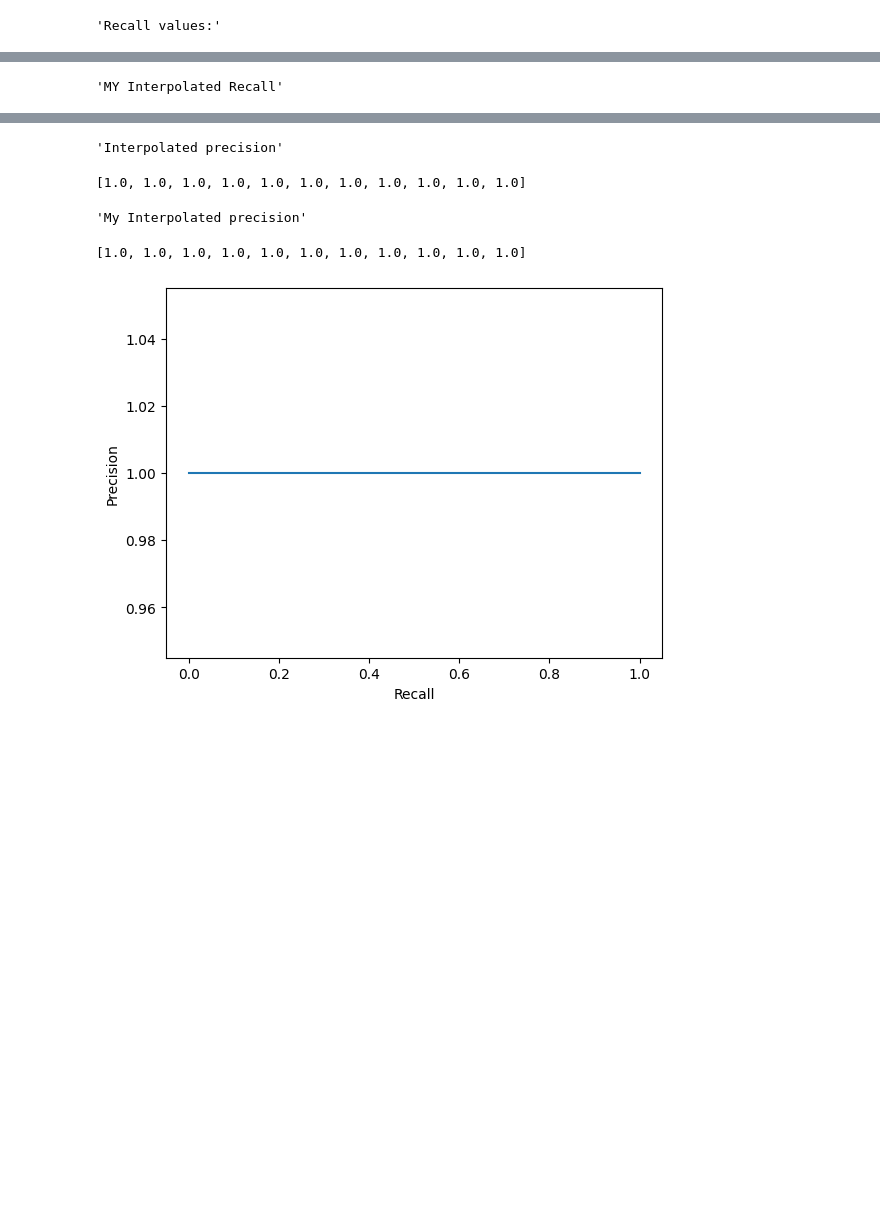
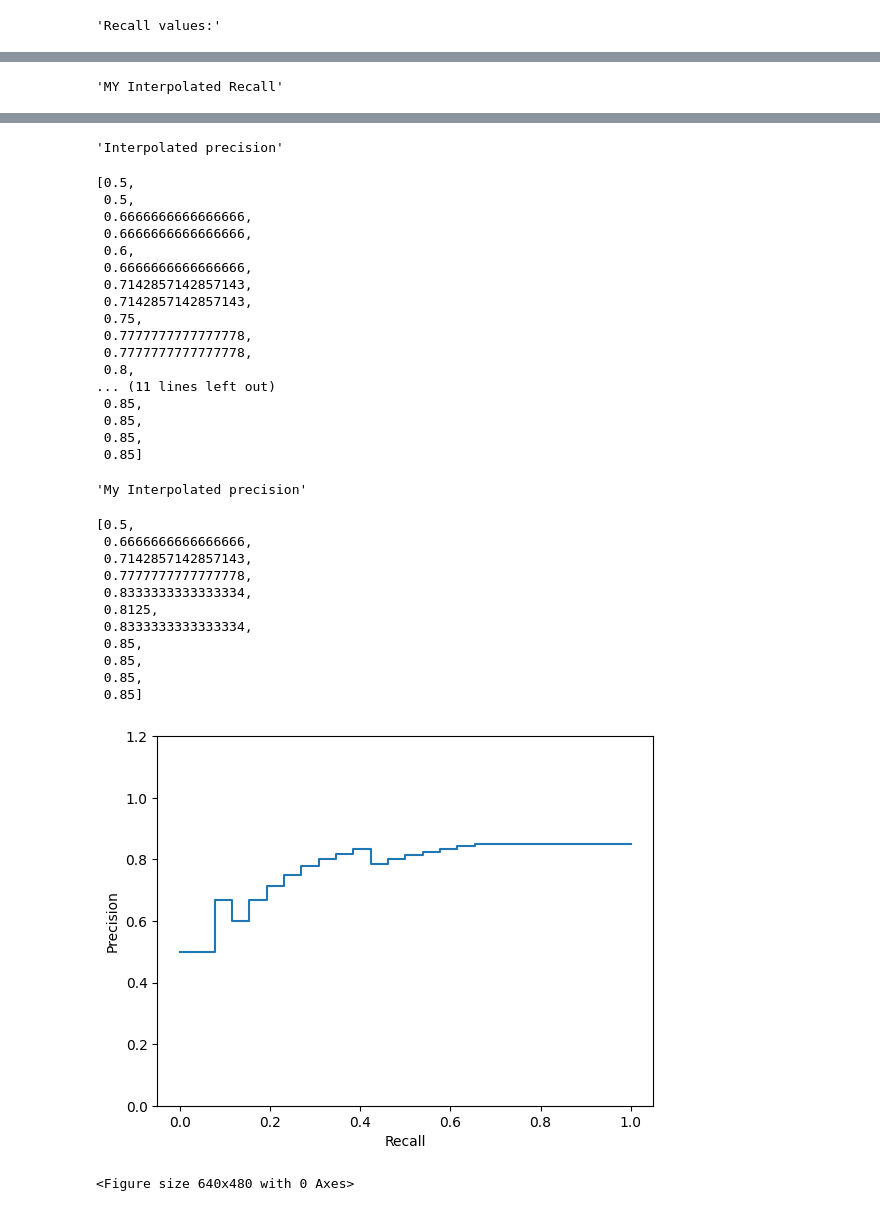
Before and after one commit to diogocosta876/PRI-DataMining, a Jupyter notebook: src/evaluation.ipynb, the cells around one changed output, grey strips where cells are left out. Cells and saved outputs as stored; diff of their text form; code cells hidden in the pictures; blank space fills up the shorter version.

```diff
--- a/src/evaluation.ipynb
+++ b/src/evaluation.ipynb
@@ -26,3 +1,29 @@ QRELS_FILE = Q2_QRELS_FILE
+# %%
+# SETUP
+import matplotlib.pyplot as plt
+from sklearn.metrics import PrecisionRecallDisplay
+import numpy as np
+import json
+import requests
+import pandas as pd
+
+Q1_QRELS_FILE = "../query_qrels_M3/query_1.txt"
+Q2_QRELS_FILE = "../query_qrels_M3/query_2.txt"
+Q3_QRELS_FILE = "../query_qrels_M3/query_3.txt"
+
+
+
+#System 1 and 2 (lucene)
+Q1 = "http://localhost:8983/solr/medicines/select?defType=lucene&indent=true&q.op=OR&q=(Antes_de_utilizar%3Aamamentar~3%20AND%20(Antes_de_utilizar%3A%22amamentação%20Não%22~4))%20OR%20(Antes_de_utilizar%3Agravidez%20AND%20(Antes_de_utilizar%3A%22grávida%20Não%22%5E2~4))&rows=100&useParams=&wt=json"
+Q2 = "http://localhost:8983/solr/medicines/select?defType=lucene&indent=true&q.op=OR&q=Substancia_Ativa_DCI%3ABioflavonóides%20%20AND%20(O_que_e_e_para_que_e_utilizado%3Aprotet*%20vascular%20OR%20O_que_e_e_para_que_e_utilizado%3A%20protege~1%20as%20veias)&rows=100&useParams=&wt=json"
+Q3 = "http://localhost:8983/solr/medicines/select?defType=lucene&indent=true&q.op=OR&q=O_que_e_e_para_que_e_utilizado%3A%22alivio%20dores%22~2%20AND%20Vias_de_Administracao%3A%22oral%22&rows=100&useParams=&wt=json"
+
+
+#Systen 3
+Q1_3 = "http://localhost:8983/solr/medicines/select?defType=edismax&indent=true&q.op=OR&q=(Antes_de_utilizar%3Aamamentar~3%20AND%20(Antes_de_utilizar%3A%22amamentação%20Não%22~4))%20OR%20(Antes_de_utilizar%3Aaleitamento%20AND%20(Antes_de_utilizar%3A%22aleitamento%20Não%22~4))%20OR%20(Antes_de_utilizar%3Agravidez%20AND%20(Antes_de_utilizar%3A%22grávida%20Não%22%5E2~4))&qf=Product_name%5E5%20Substancia_Ativa_DCI%5E4%20O_que_e_e_para_que_e_utilizado%5E2%20Antes_de_utilizar%5E2&rows=100&useParams=&wt=json"
+
+QUERY_URL = Q1
+QRELS_FILE = Q1_QRELS_FILE
 # %%
 # Read qrels to extract relevant documents
 relevant = list(map(lambda el: el.strip(), open(QRELS_FILE).readlines()))
@@ -125,13 +128,14 @@ for idx, step in enumerate(recall_values):
 
 disp = PrecisionRecallDisplay([precision_recall_match.get(r) for r in recall_values], recall_values)
 
-
 my_interpolated_precision = [precision_recall_match.get(r) for r in my_interpolated_recall]
 display("Interpolated precision", [precision_recall_match.get(r) for r in recall_values])
 display("My Interpolated precision", my_interpolated_precision)
 
 
 disp.plot()
+plt.ylim(0, 1.2)
+plt.show()
 plt.savefig('precision_recall.png')
 # %% [output]
 'Precision values:'
@@ -141,17 +183,44 @@ plt.savefig('precision_recall.png')
 'MY Interpolated Recall'
 [0.0,
  0.1,
  0.2,
  0.30000000000000004,
  0.4,
  0.5,
  0.6000000000000001,
  0.7000000000000001,
  0.8,
  0.9,
  1.0]
 'Interpolated precision'
-[1.0, 1.0, 1.0, 1.0, 1.0, 1.0, 1.0, 1.0, 1.0, 1.0, 1.0]
+[0.5,
+ 0.5,
+ 0.6666666666666666,
+ 0.6666666666666666,
+ 0.6,
+ 0.6666666666666666,
+ 0.7142857142857143,
+ 0.7142857142857143,
+ 0.75,
+ 0.7777777777777778,
+ 0.7777777777777778,
+ 0.8,
+... (11 lines left out)
+ 0.85,
+ 0.85,
+ 0.85,
+ 0.85]
 'My Interpolated precision'
-[1.0, 1.0, 1.0, 1.0, 1.0, 1.0, 1.0, 1.0, 1.0, 1.0, 1.0]
+[0.5,
+ 0.6666666666666666,
+ 0.7142857142857143,
+ 0.7777777777777778,
+ 0.8333333333333334,
+ 0.8125,
+ 0.8333333333333334,
+ 0.85,
+ 0.85,
+ 0.85,
+ 0.85]
-[figure, old version]
+[figure, new version]
+<Figure size 640x480 with 0 Axes>
```
Also changed, not shown: parts of 3 cells of this notebook, 8 other files.
